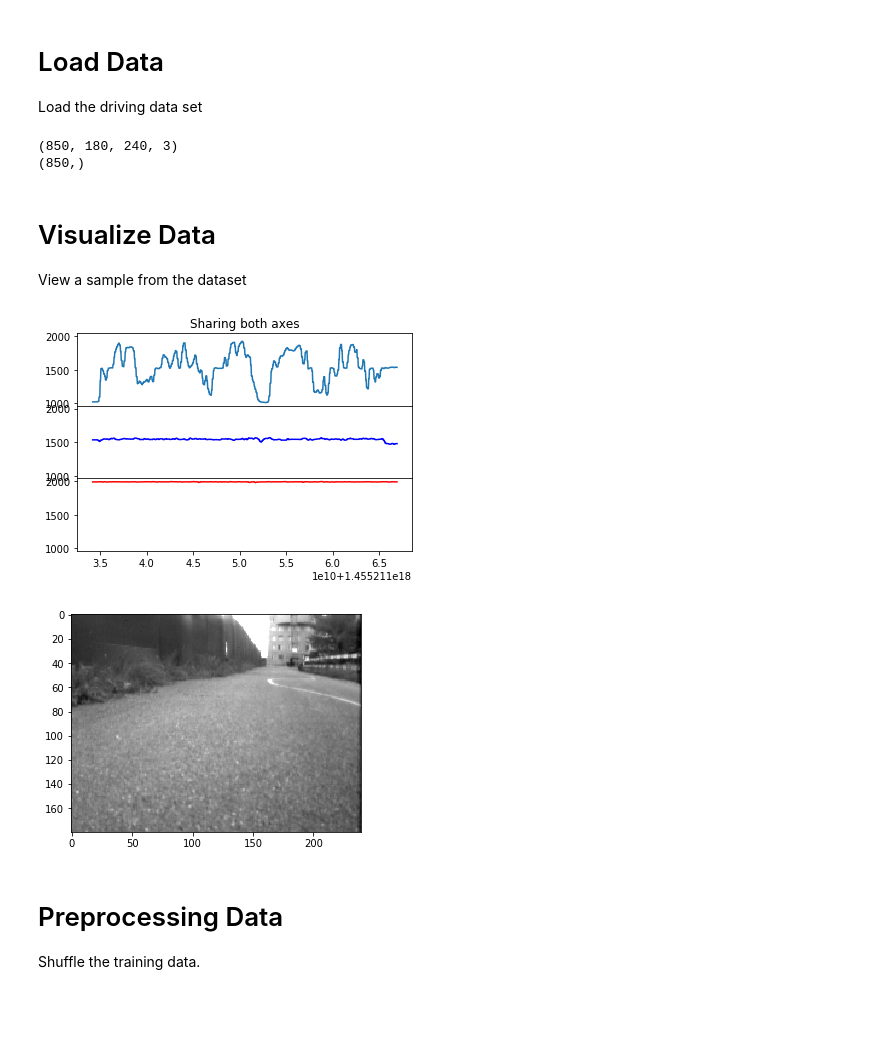
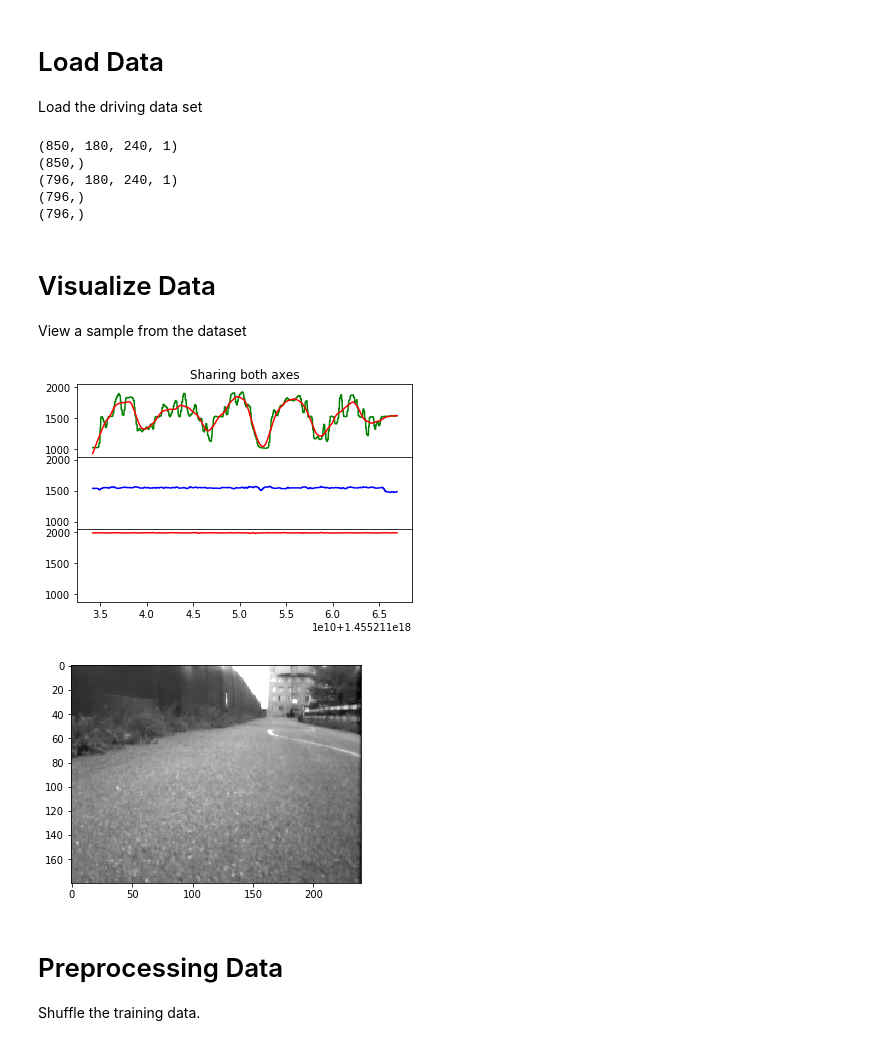
Before and after one commit to SensorsINI/slasher, a Jupyter notebook: model/LeNet.ipynb, the cells around one changed output. Cells and saved outputs as stored; diff of their text form; code cells hidden in the pictures; blank space fills up the shorter version.

```diff
--- a/model/LeNet.ipynb
+++ b/model/LeNet.ipynb
@@ -5,14 +5,21 @@ Load the driving data set
 import numpy as np
 import h5py
 
-hf = h5py.File('../dataset/recording1_remap.h5', 'r')
+hf = h5py.File('../../../share/dataset/recording1_remap.h5', 'r')
+thf = h5py.File('../../../share/dataset/Testing_remap.h5', 'r')
 
 video = hf.get('video')
 command = hf.get('command')
 
+test_images = thf.get('video/image')
+test_steer = thf.get('command/steering')
+test_smooth_steer = thf.get('command/smooth_steering')
+test_stamp = thf.get('video/timestamp')
+
 image = video.get('image')
 
 steer = command.get('steering')
+smooth_steer = command.get('smooth_steering')
 throttle = command.get('throttle')
 gear = command.get('gear_shift')
 cmd_stamp = video.get('timestamp')
@@ -20,31 +27,39 @@ cmd_stamp = video.get('timestamp')
 
 print(image.shape)
 print(steer.shape)
+
+print(test_images.shape)
+print(test_steer.shape)
+print(test_smooth_steer.shape)
 # %% [output]
-(850, 180, 240, 3)
+(850, 180, 240, 1)
 (850,)
+(796, 180, 240, 1)
+(796,)
+(796,)
 # %% [markdown]
 # Visualize Data
 View a sample from the dataset
 # %%
 import matplotlib.pyplot as plt
 %matplotlib inline
 
 f , (ax1, ax2, ax3) = plt.subplots(3, sharex=True, sharey=True)
 
-ax1.plot(cmd_stamp,steer,linestyle="-")
+ax1.plot(cmd_stamp,steer, color='g')
+ax1.plot(cmd_stamp,smooth_steer,color='r')
 ax1.set_title('Sharing both axes')
 ax2.plot(cmd_stamp,throttle, color='b')
 ax3.plot(cmd_stamp,gear, color='r')
 f.subplots_adjust(hspace=0)
 plt.setp([a.get_xticklabels() for a in f.axes[:-1]], visible=False)
 plt.show()
 
 plt.figure()
-plt.imshow(image[1,:,:,:])
+plt.imshow(image[1,:,:,0],cmap='gray')
 plt.show()
 # %% [output]
-[figure, old version]
+[figure, new version]
 [figure]
 # %% [markdown]
 # Preprocessing Data
```
Also changed, not shown: parts of 9 cells of this notebook, 1 other file.
